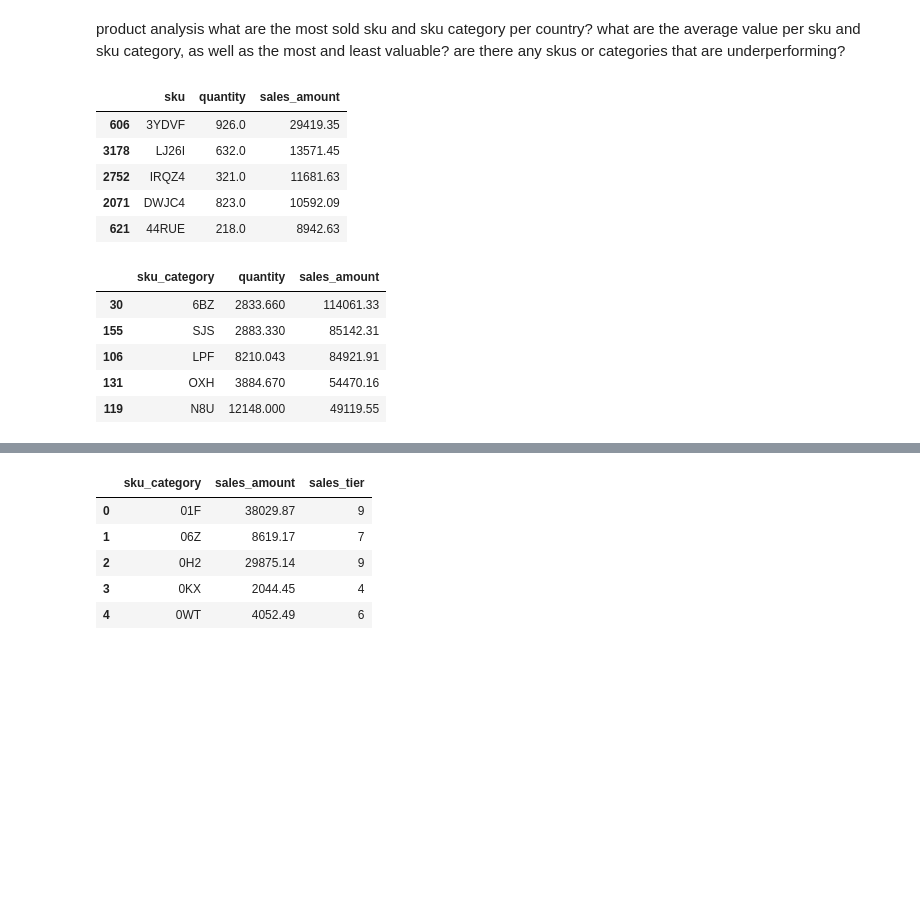
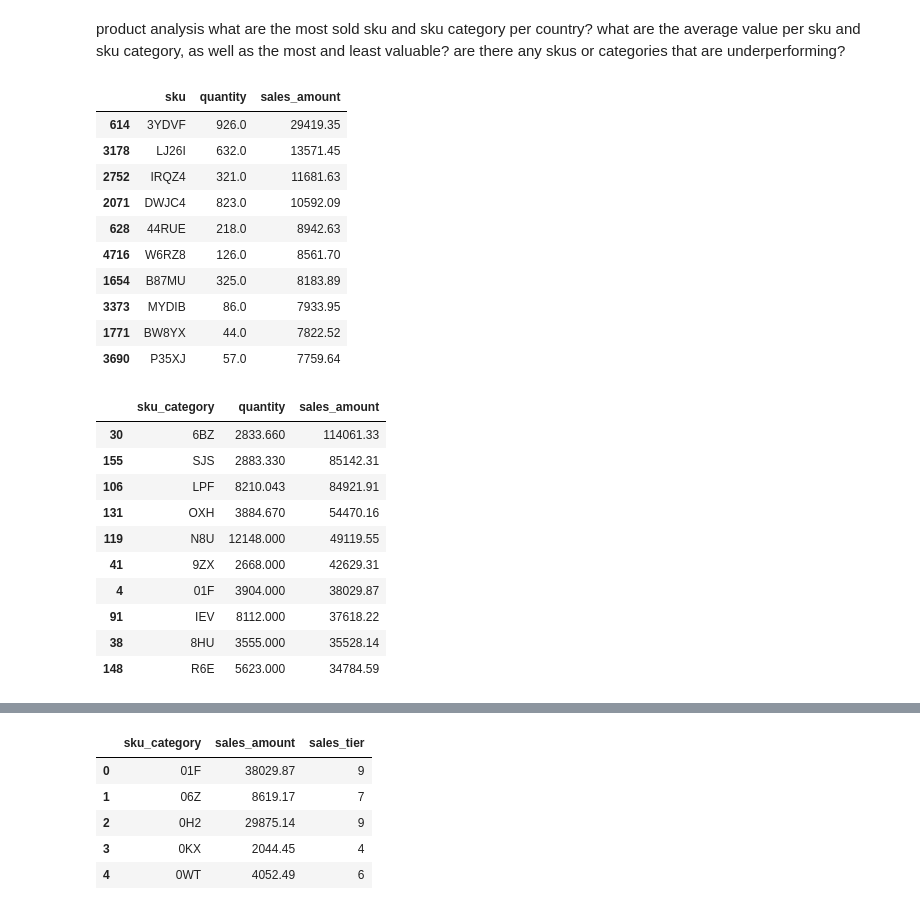
Before and after one commit to jtprado/capstone, a Jupyter notebook: eda.ipynb, the cells around one changed output, grey strips where cells are left out. Drawn from its saved outputs; the diff is of its cells as text; code cells hidden in the pictures; blank space fills up the shorter version.

```diff
--- a/eda.ipynb
+++ b/eda.ipynb
@@ -117,8 +117,7 @@ def process_data(df):
     df['sales_amount'] = df['sales_amount'].astype(int)
     return df
 # %%
-df = pd.read_csv('merged_df.csv')
-df = process_data(df)
+df = process_data(merged_df)
 df.head(5)
 # %% [output]
 |  | id | date | customer_id | transaction_id | sku_category | sku | quantity | sales_amount | gender | ... |
@@ -405,0 +401,4 @@ Could be at-risk or lapsed customers who haven't made recent purchases, don't bu
+# %%
+rfm_merged_df = pd.merge(merged_df, rfm[['customer_id', 'cluster']], how='inner', on='customer_id')
+rfm_merged_df = rfm_merged_df.drop(columns='id')
+rfm_merged_df
@@ -580,21 +642,26 @@ what are the most sold sku and sku category per country?
 what are the average value per sku and sku category, as well as the most and least valuable?
 are there any skus or categories that are underperforming?
 # %%
-sku_agg = df.groupby('sku').agg({'quantity': 'sum',
+sku_agg = rfm_merged_df.groupby('sku').agg({'quantity': 'sum',
                                 'sales_amount': 'sum'}).reset_index()
 
-sku_agg.sort_values(by='sales_amount', ascending=False).head(5)
+sku_agg.sort_values(by='sales_amount', ascending=False).head(10)
 # %% [output]
 |  | sku | quantity | sales_amount |
-| 606 | 3YDVF | 926.0 | 29419.35 |
+| 614 | 3YDVF | 926.0 | 29419.35 |
 | 3178 | LJ26I | 632.0 | 13571.45 |
 | 2752 | IRQZ4 | 321.0 | 11681.63 |
 | 2071 | DWJC4 | 823.0 | 10592.09 |
-| 621 | 44RUE | 218.0 | 8942.63 |
+| 628 | 44RUE | 218.0 | 8942.63 |
+| 4716 | W6RZ8 | 126.0 | 8561.70 |
+| 1654 | B87MU | 325.0 | 8183.89 |
+| 3373 | MYDIB | 86.0 | 7933.95 |
+| 1771 | BW8YX | 44.0 | 7822.52 |
+| 3690 | P35XJ | 57.0 | 7759.64 |
 # %%
-sku_cat_agg = df.groupby('sku_category').agg({'quantity': 'sum',
+sku_cat_agg = rfm_merged_df.groupby('sku_category').agg({'quantity': 'sum',
                                         'sales_amount': 'sum'}).reset_index()
-sku_cat_agg.sort_values(by='sales_amount', ascending=False).head(5)
+sku_cat_agg.sort_values(by='sales_amount', ascending=False).head(10)
 # %% [output]
 |  | sku_category | quantity | sales_amount |
 | 30 | 6BZ | 2833.660 | 114061.33 |
@@ -602,3 +669,8 @@ sku_cat_agg.sort_values(by='sales_amount', ascending=False).head(5)
 | 106 | LPF | 8210.043 | 84921.91 |
 | 131 | OXH | 3884.670 | 54470.16 |
 | 119 | N8U | 12148.000 | 49119.55 |
+| 41 | 9ZX | 2668.000 | 42629.31 |
+| 4 | 01F | 3904.000 | 38029.87 |
+| 91 | IEV | 8112.000 | 37618.22 |
+| 38 | 8HU | 3555.000 | 35528.14 |
+| 148 | R6E | 5623.000 | 34784.59 |
```
Also changed, not shown: parts of 43 cells of this notebook, 5 other files.
